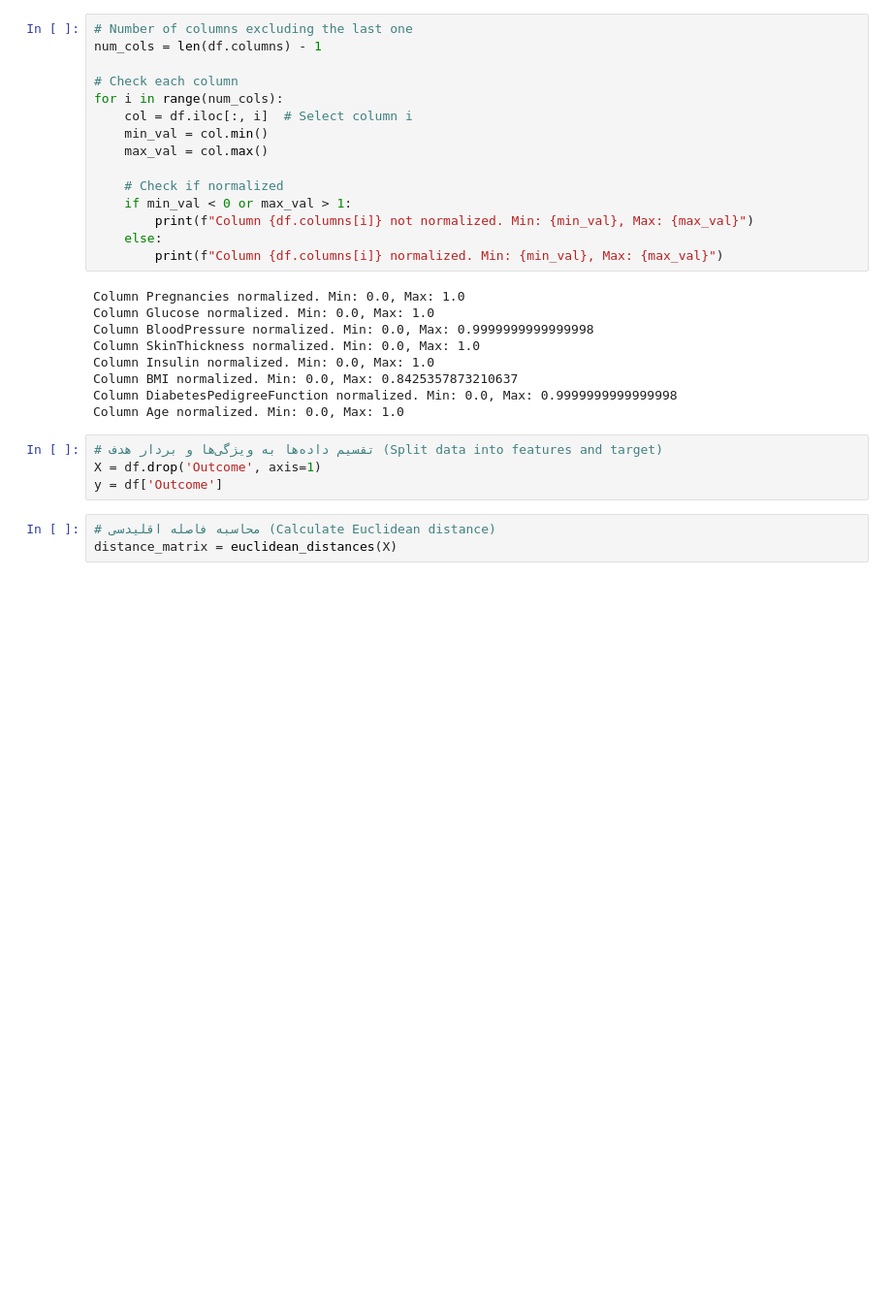
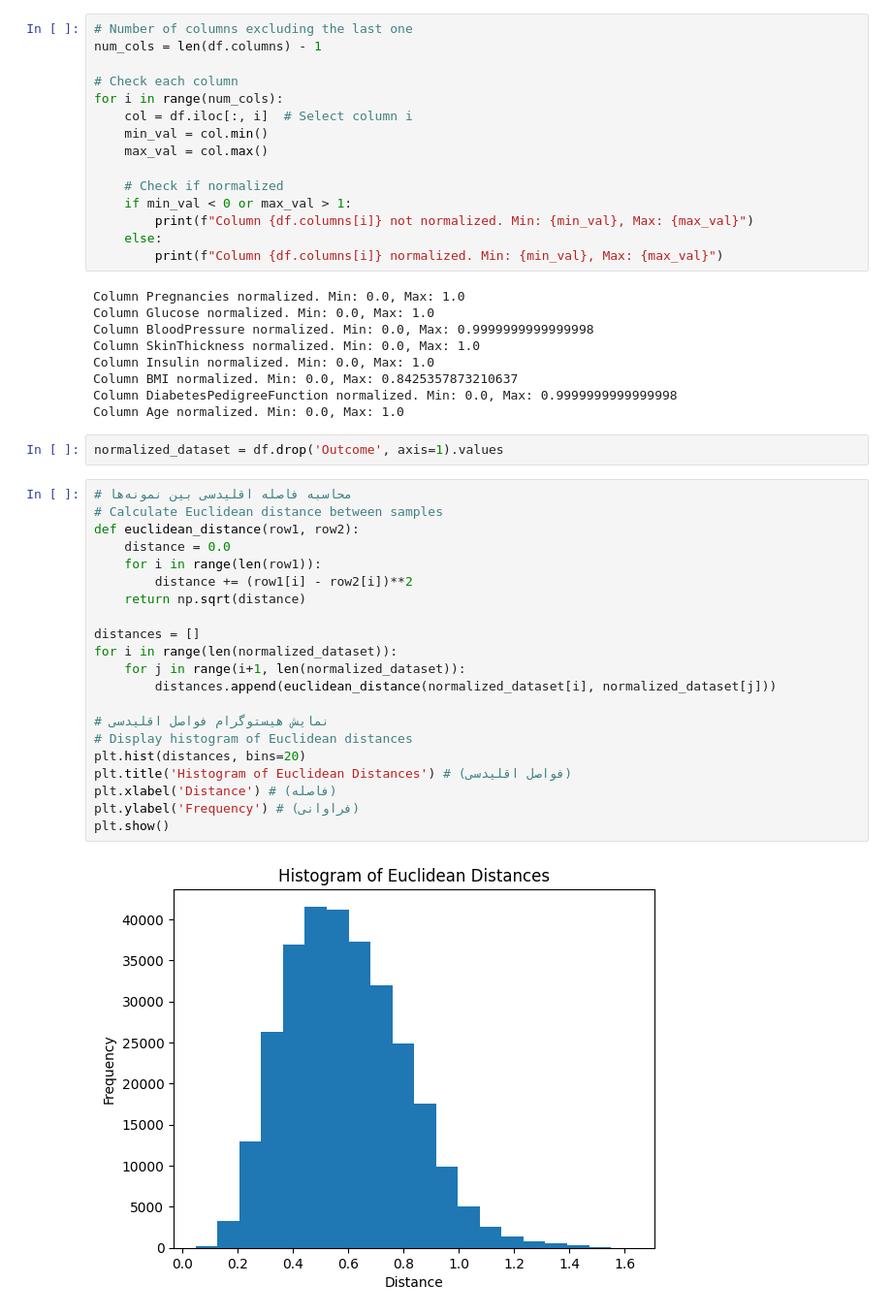
Before and after one commit to MahyadSaedpanah/ML---Pima-Indian-Diabetes, a Jupyter notebook: Clustering.ipynb, the cells around one changed output. Shown: that part at 97% size. Cells and saved outputs as stored; diff of their text form; blank space fills up the shorter version.

```diff
--- a/Clustering.ipynb
+++ b/Clustering.ipynb
@@ -55,10 +54,28 @@ Column Insulin normalized. Min: 0.0, Max: 1.0
 Column BMI normalized. Min: 0.0, Max: 0.8425357873210637
 Column DiabetesPedigreeFunction normalized. Min: 0.0, Max: 0.9999999999999998
 Column Age normalized. Min: 0.0, Max: 1.0
-# %%
-# تقسیم داده‌ها به ویژگی‌ها و بردار هدف (Split data into features and target)
-X = df.drop('Outcome', axis=1)
-y = df['Outcome']
-# %%
-# محاسبه فاصله اقلیدسی (Calculate Euclidean distance)
-distance_matrix = euclidean_distances(X)
+# %%
+normalized_dataset = df.drop('Outcome', axis=1).values
+# %%
+# محاسبه فاصله اقلیدسی بین نمونه‌ها
+# Calculate Euclidean distance between samples
+def euclidean_distance(row1, row2):
+    distance = 0.0
+    for i in range(len(row1)):
+        distance += (row1[i] - row2[i])**2
+    return np.sqrt(distance)
+
+distances = []
+for i in range(len(normalized_dataset)):
+    for j in range(i+1, len(normalized_dataset)):
+        distances.append(euclidean_distance(normalized_dataset[i], normalized_dataset[j]))
+
+# نمایش هیستوگرام فواصل اقلیدسی
+# Display histogram of Euclidean distances
+plt.hist(distances, bins=20)
+plt.title('Histogram of Euclidean Distances') # (فواصل اقلیدسی)
+plt.xlabel('Distance') # (فاصله)
+plt.ylabel('Frequency') # (فراوانی)
+plt.show()
+# %% [output]
+[figure, added]
```
Also changed, not shown: parts of 6 cells of this notebook.
